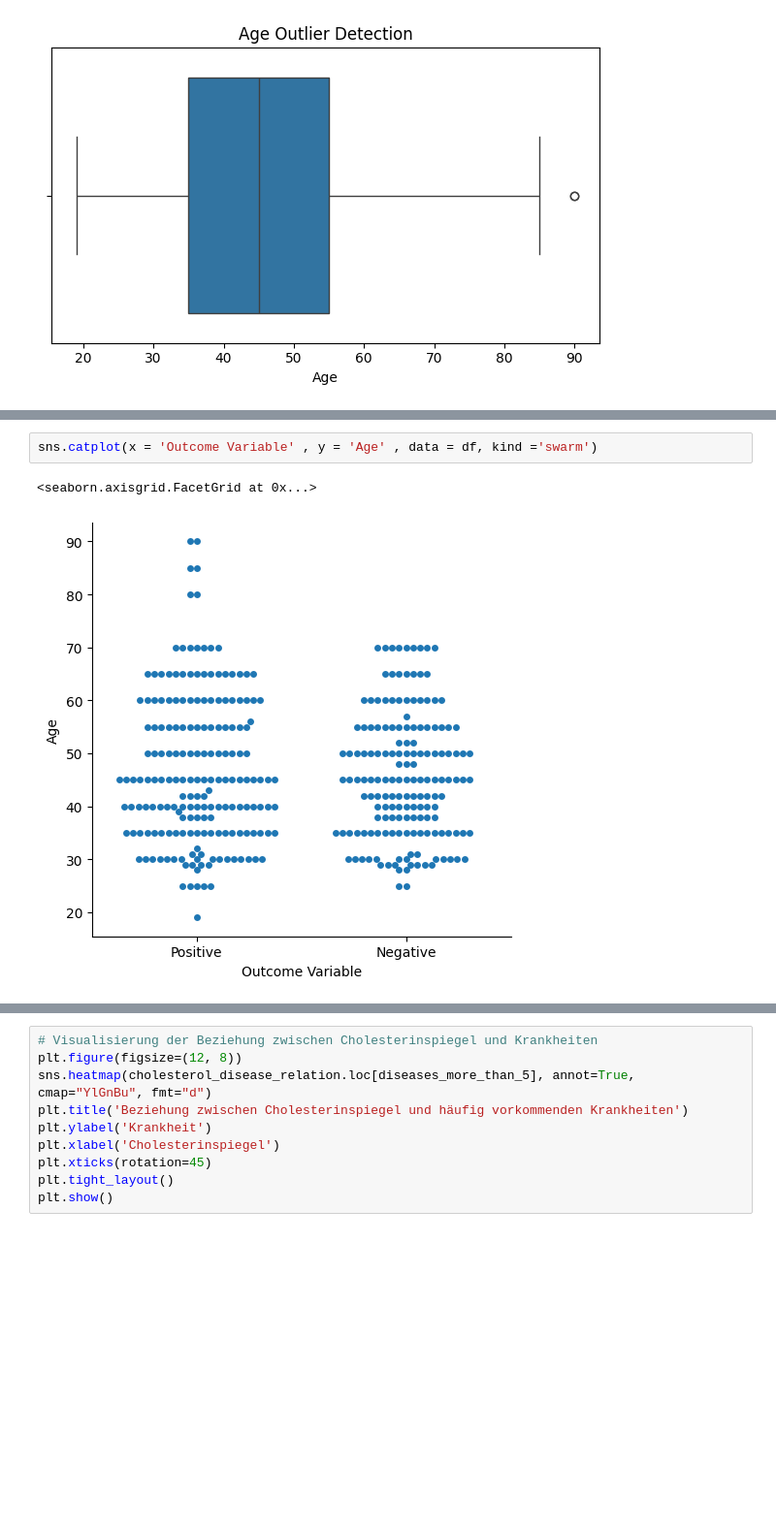
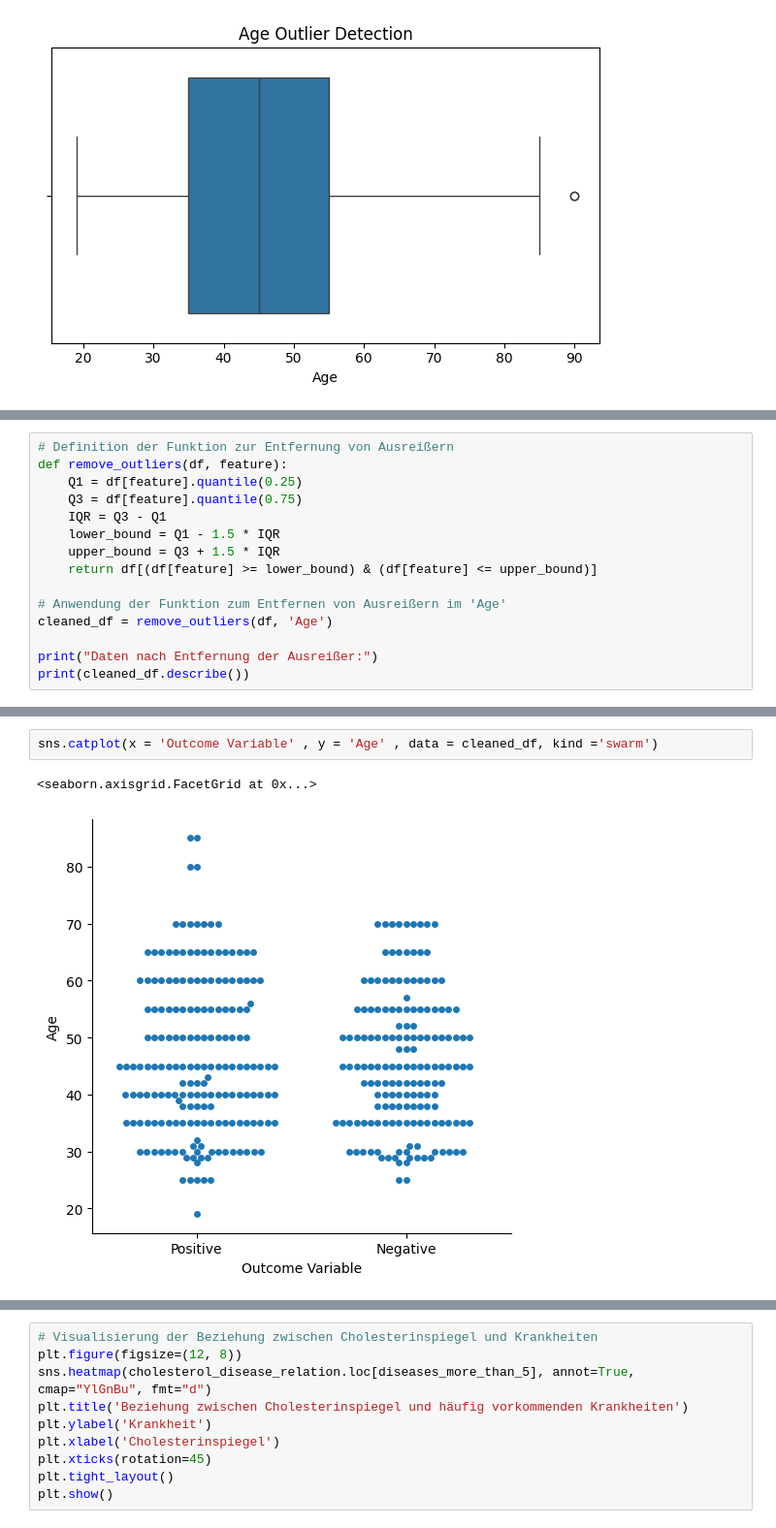
Before and after one commit to laurenziu10/data_exploration, a Jupyter notebook: disease.ipynb, the cells around one changed output, grey strips where cells are left out. Shown at 97% size. Cells and saved outputs as stored; diff of their text form; blank space fills up the shorter version.

```diff
--- a/disease.ipynb
+++ b/disease.ipynb
@@ -82,0 +118,15 @@ plt.show()
+# %%
+# Definition der Funktion zur Entfernung von Ausreißern
+def remove_outliers(df, feature):
+    Q1 = df[feature].quantile(0.25)
+    Q3 = df[feature].quantile(0.75)
+    IQR = Q3 - Q1
+    lower_bound = Q1 - 1.5 * IQR
+    upper_bound = Q3 + 1.5 * IQR
+    return df[(df[feature] >= lower_bound) & (df[feature] <= upper_bound)]
+
+# Anwendung der Funktion zum Entfernen von Ausreißern im 'Age'
+cleaned_df = remove_outliers(df, 'Age')
+
+print("Daten nach Entfernung der Ausreißer:")
+print(cleaned_df.describe())
@@ -83,8 +144,8 @@ plt.show()
 # %%
-sns.catplot(x = 'Outcome Variable' , y = 'Age' , data = df, kind ='swarm')
+sns.catplot(x = 'Outcome Variable' , y = 'Age' , data = cleaned_df, kind ='swarm')
 # %% [output]
 <seaborn.axisgrid.FacetGrid at 0x...>
-[figure, old version]
+[figure, new version]
 # %%
 # Gender distribution
 plt.figure(figsize=(6, 4))
```
Also changed, not shown: parts of 9 cells of this notebook.
